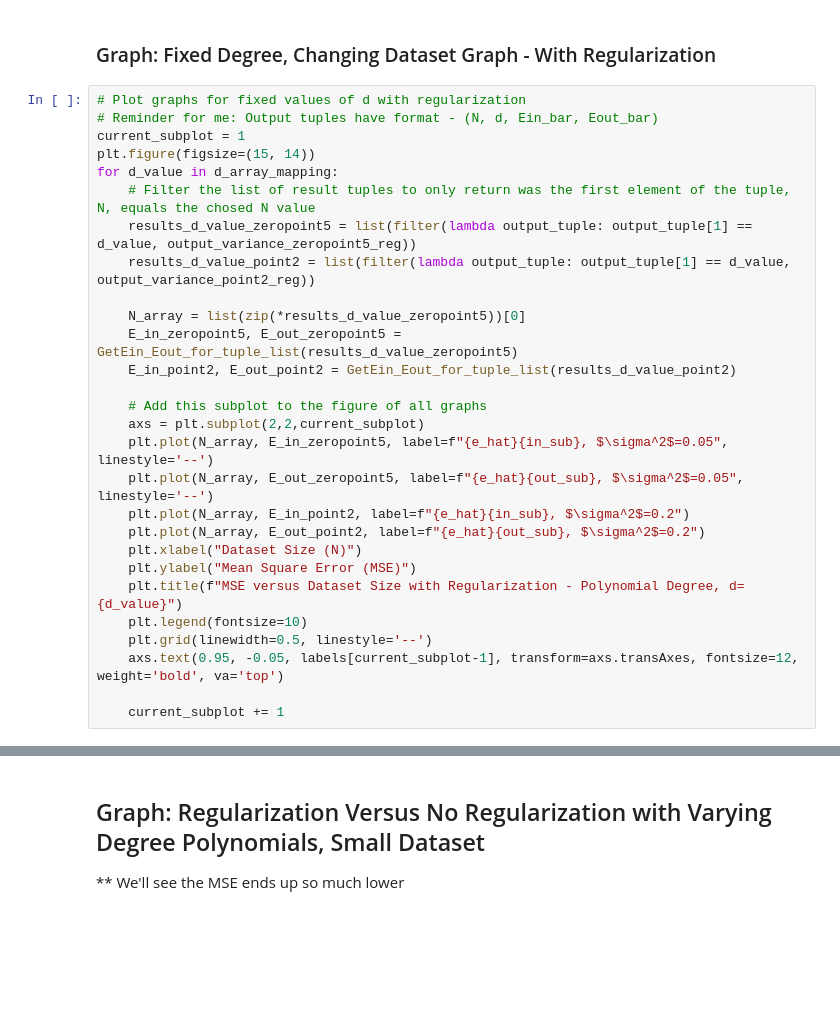
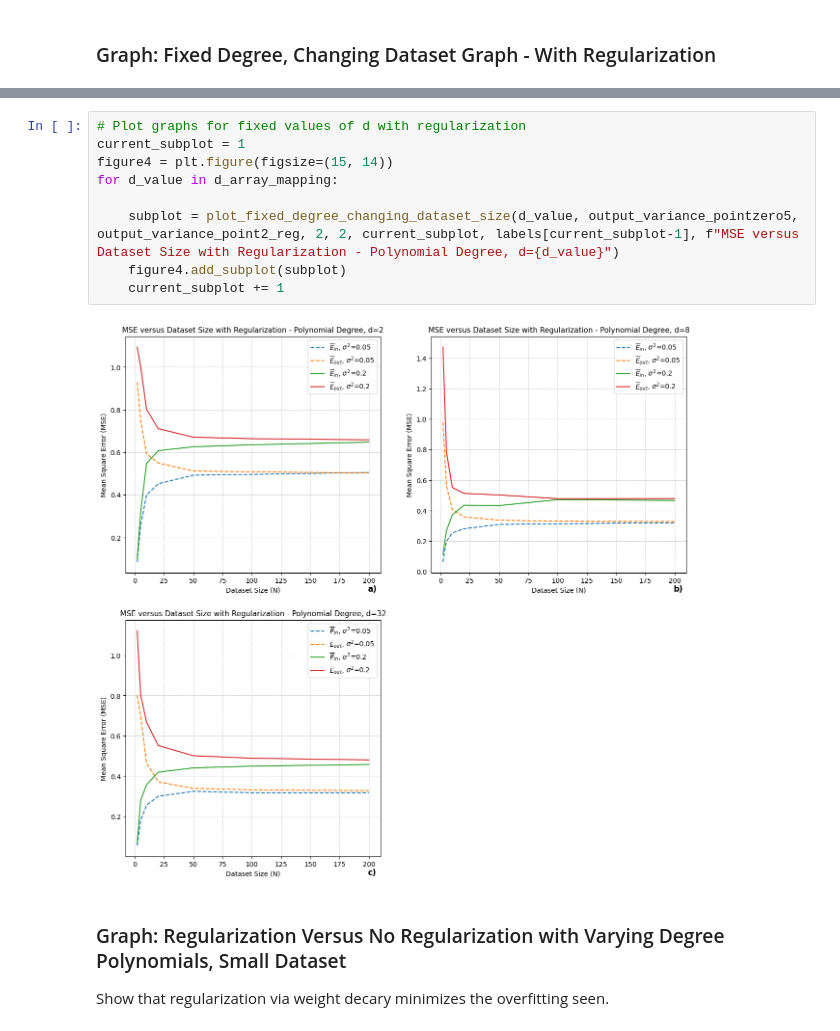
Before and after one commit to nathanbowness/CSI5340Assignments, a Jupyter notebook: Assignment1/Assignment1_Code.ipynb, the cells around one changed output, grey strips where cells are left out. Cells and saved outputs as stored; diff of their text form; blank space fills up the shorter version.

```diff
--- a/Assignment1/Assignment1_Code.ipynb
+++ b/Assignment1/Assignment1_Code.ipynb
@@ -245,30 +248,2 @@ for d_value in d_array_mapping:
 # %% [markdown]
 ### Graph: Fixed Degree, Changing Dataset Graph - With Regularization
-# %%
-# Plot graphs for fixed values of d with regularization
-# Reminder for me: Output tuples have format - (N, d, Ein_bar, Eout_bar)
-current_subplot = 1
-plt.figure(figsize=(15, 14))
-for d_value in d_array_mapping:
-    # Filter the list of result tuples to only return was the first element of the tuple, N, equals the chosed N value
-    results_d_value_zeropoint5 = list(filter(lambda output_tuple: output_tuple[1] == d_value, output_variance_zeropoint5_reg))
-    results_d_value_point2 = list(filter(lambda output_tuple: output_tuple[1] == d_value, output_variance_point2_reg))
-
-    N_array = list(zip(*results_d_value_zeropoint5))[0]
-    E_in_zeropoint5, E_out_zeropoint5 = GetEin_Eout_for_tuple_list(results_d_value_zeropoint5)
-    E_in_point2, E_out_point2 = GetEin_Eout_for_tuple_list(results_d_value_point2)
-
-    # Add this subplot to the figure of all graphs
-    axs = plt.subplot(2,2,current_subplot)
-    plt.plot(N_array, E_in_zeropoint5, label=f"{e_hat}{in_sub}, $\sigma^2$=0.05", linestyle='--')
-    plt.plot(N_array, E_out_zeropoint5, label=f"{e_hat}{out_sub}, $\sigma^2$=0.05", linestyle='--')
-    plt.plot(N_array, E_in_point2, label=f"{e_hat}{in_sub}, $\sigma^2$=0.2")
-    plt.plot(N_array, E_out_point2, label=f"{e_hat}{out_sub}, $\sigma^2$=0.2")
-    plt.xlabel("Dataset Size (N)")
-    plt.ylabel("Mean Square Error (MSE)")
-    plt.title(f"MSE versus Dataset Size with Regularization - Polynomial Degree, d={d_value}")
-    plt.legend(fontsize=10)
-    plt.grid(linewidth=0.5, linestyle='--')
-    axs.text(0.95, -0.05, labels[current_subplot-1], transform=axs.transAxes, fontsize=12, weight='bold', va='top')
-
-    current_subplot += 1
@@ -277,3 +250,14 @@ for d_value in d_array_mapping:
+# %%
+# Plot graphs for fixed values of d with regularization
+current_subplot = 1
+figure4 = plt.figure(figsize=(15, 14))
+for d_value in d_array_mapping:
+
+    subplot = plot_fixed_degree_changing_dataset_size(d_value, output_variance_pointzero5, output_variance_point2_reg, 2, 2, current_subplot, labels[current_subplot-1], f"MSE versus Dataset Size with Regularization - Polynomial Degree, d={d_value}")
+    figure4.add_subplot(subplot)
+    current_subplot += 1
+# %% [output]
+[figure, added]
 # %% [markdown]
-## Graph: Regularization Versus No Regularization with Varying Degree Polynomials, Small Dataset
-** We'll see the MSE ends up so much lower
+### Graph: Regularization Versus No Regularization with Varying Degree Polynomials, Small Dataset
+Show that regularization via weight decary minimizes the overfitting seen.
```
Also changed, not shown: parts of 29 cells of this notebook.
